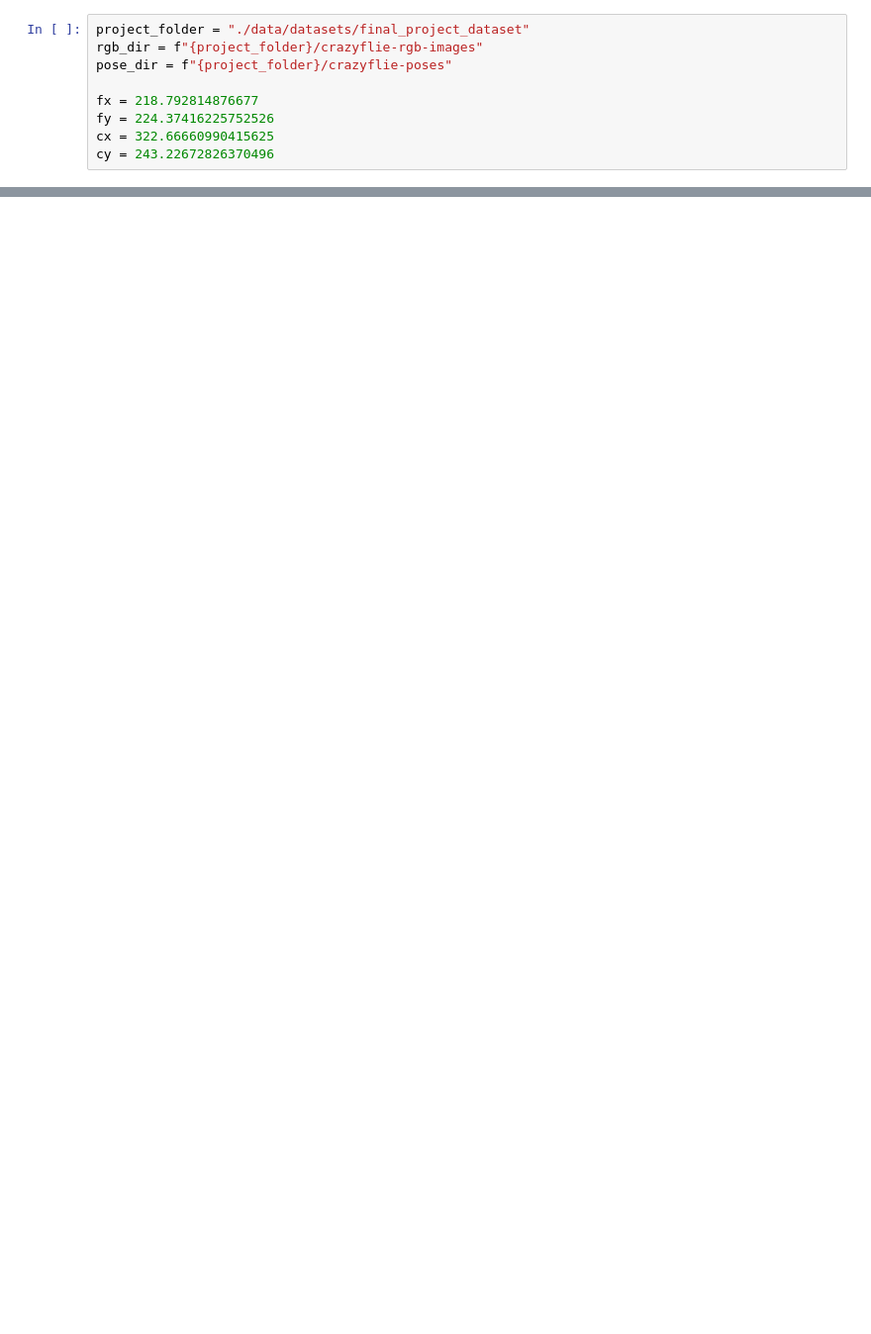
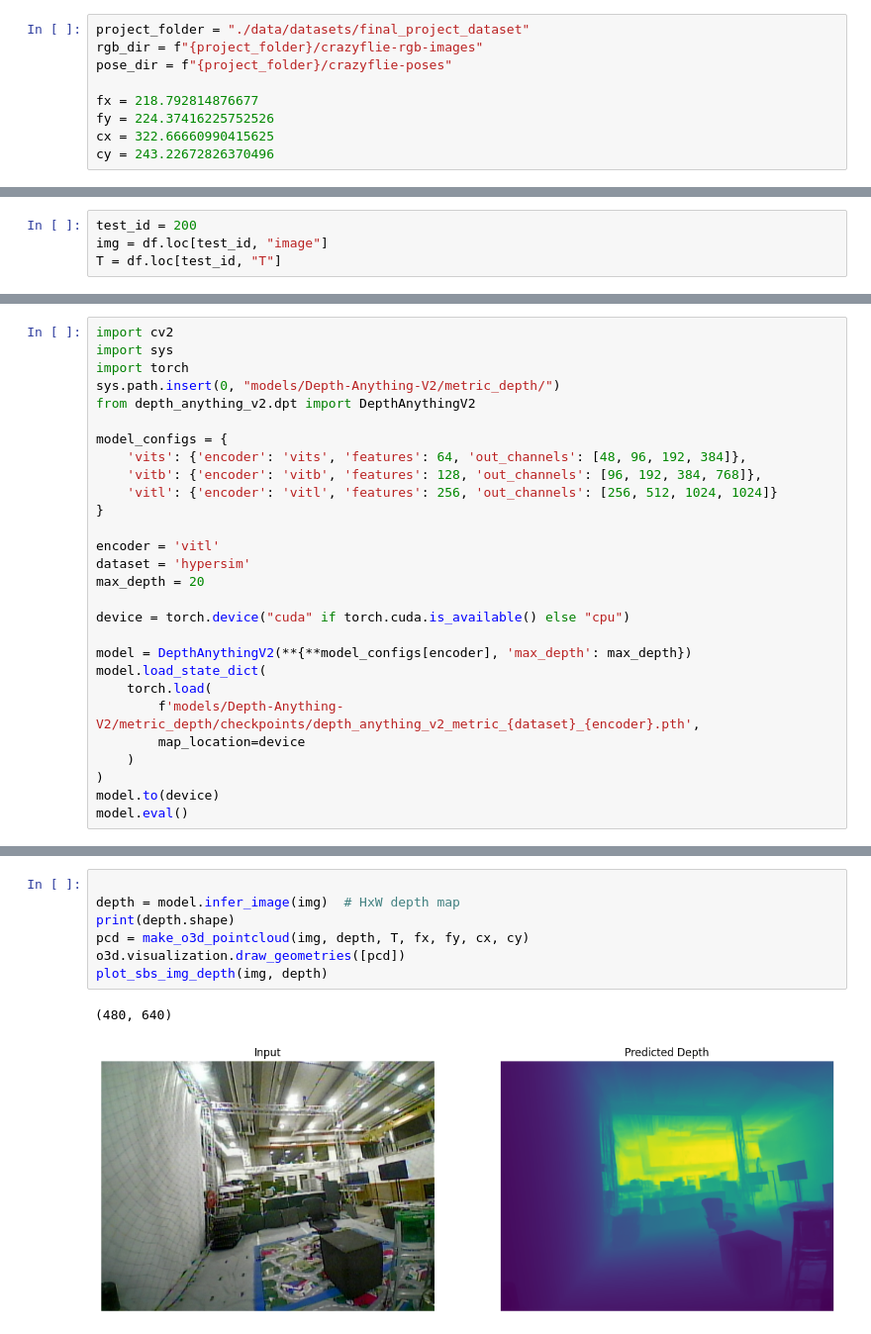
Before and after one commit to Manoruo/Depth3D, a Jupyter notebook: project.ipynb, the cells around one changed output, grey strips where cells are left out. Shown at 99% size. Drawn from its saved outputs; the diff is of its cells as text; blank space fills up the shorter version.

```diff
--- a/project.ipynb
+++ b/project.ipynb
@@ -44 +71,5 @@ display(styled)
+# %%
+test_id = 200
+img = df.loc[test_id, "image"]
+T = df.loc[test_id, "T"]
 # %% [markdown]
@@ -172,0 +156,28 @@ o3d.visualization.draw_geometries([clean_pcd])
+# %%
+import cv2
+import sys
+import torch
+sys.path.insert(0, "models/Depth-Anything-V2/metric_depth/")
+from depth_anything_v2.dpt import DepthAnythingV2
+
+model_configs = {
+    'vits': {'encoder': 'vits', 'features': 64, 'out_channels': [48, 96, 192, 384]},
+    'vitb': {'encoder': 'vitb', 'features': 128, 'out_channels': [96, 192, 384, 768]},
+    'vitl': {'encoder': 'vitl', 'features': 256, 'out_channels': [256, 512, 1024, 1024]}
+}
+
+encoder = 'vitl'
+dataset = 'hypersim'
+max_depth = 20
+
+device = torch.device("cuda" if torch.cuda.is_available() else "cpu")
+
+model = DepthAnythingV2(**{**model_configs[encoder], 'max_depth': max_depth})
+model.load_state_dict(
+    torch.load(
+        f'models/Depth-Anything-V2/metric_depth/checkpoints/depth_anything_v2_metric_{dataset}_{encoder}.pth',
+        map_location=device
+    )
+)
+model.to(device)
+model.eval()
@@ -172,0 +202,10 @@ o3d.visualization.draw_geometries([clean_pcd])
+# %%
+
+depth = model.infer_image(img)  # HxW depth map
+print(depth.shape)
+pcd = make_o3d_pointcloud(img, depth, T, fx, fy, cx, cy)
+o3d.visualization.draw_geometries([pcd])
+plot_sbs_img_depth(img, depth)
+# %% [output]
+(480, 640)
+[figure, added]
```
Also changed, not shown: parts of 20 cells of this notebook, 2 other files.
